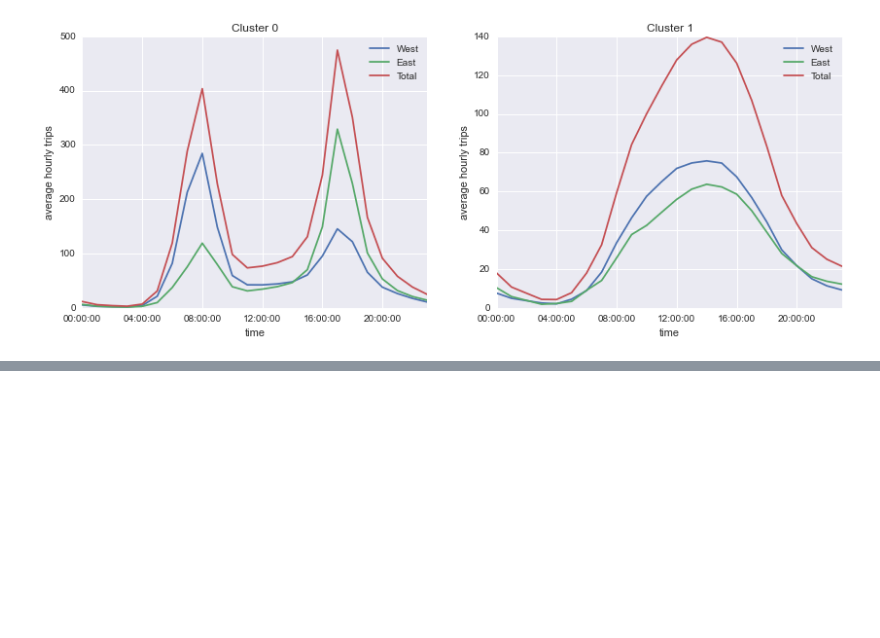
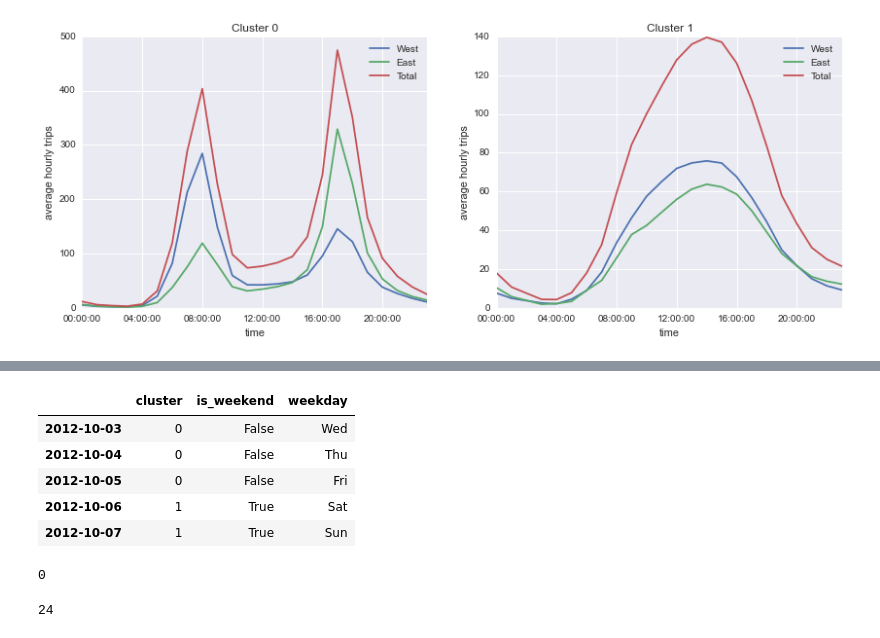
Before and after one commit to ankitbhagat25/Analysis-of-Seattle-bicycle-and-pedestrian-count-data, a Jupyter notebook: fremont_bridge_workhabits.ipynb, the cells around one changed output, grey strips where cells are left out. Saved outputs shown, nothing was run; the diff lists cells and outputs as text; code cells hidden in the pictures; blank space fills up the shorter version.

```diff
--- a/fremont_bridge_workhabits.ipynb
+++ b/fremont_bridge_workhabits.ipynb
@@ -121,0 +124,23 @@ array([0, 1, 2, 3, 4, 5])
+# %%
+results = pd.DataFrame({'cluster': cluster_label,
+                        'is_weekend': (dayofweek > 4),
+                        'weekday': pivoted.index.map(lambda x: x.strftime('%a'))},
+                       index=pivoted.index)
+results.head()
+# %% [output]
+|  | cluster | is_weekend | weekday |
+| 2012-10-03 | 0 | False | Wed |
+| 2012-10-04 | 0 | False | Thu |
+| 2012-10-05 | 0 | False | Fri |
+| 2012-10-06 | 1 | True | Sat |
+| 2012-10-07 | 1 | True | Sun |
+# %%
+weekend_workdays = results.query('cluster == 0 and is_weekend')
+len(weekend_workdays)
+# %% [output]
+0
+# %%
+midweek_holidays = results.query('cluster == 1 and not is_weekend')
+len(midweek_holidays)
+# %% [output]
+24
```
Also changed, not shown: parts of 12 cells of this notebook, 1 other file.
